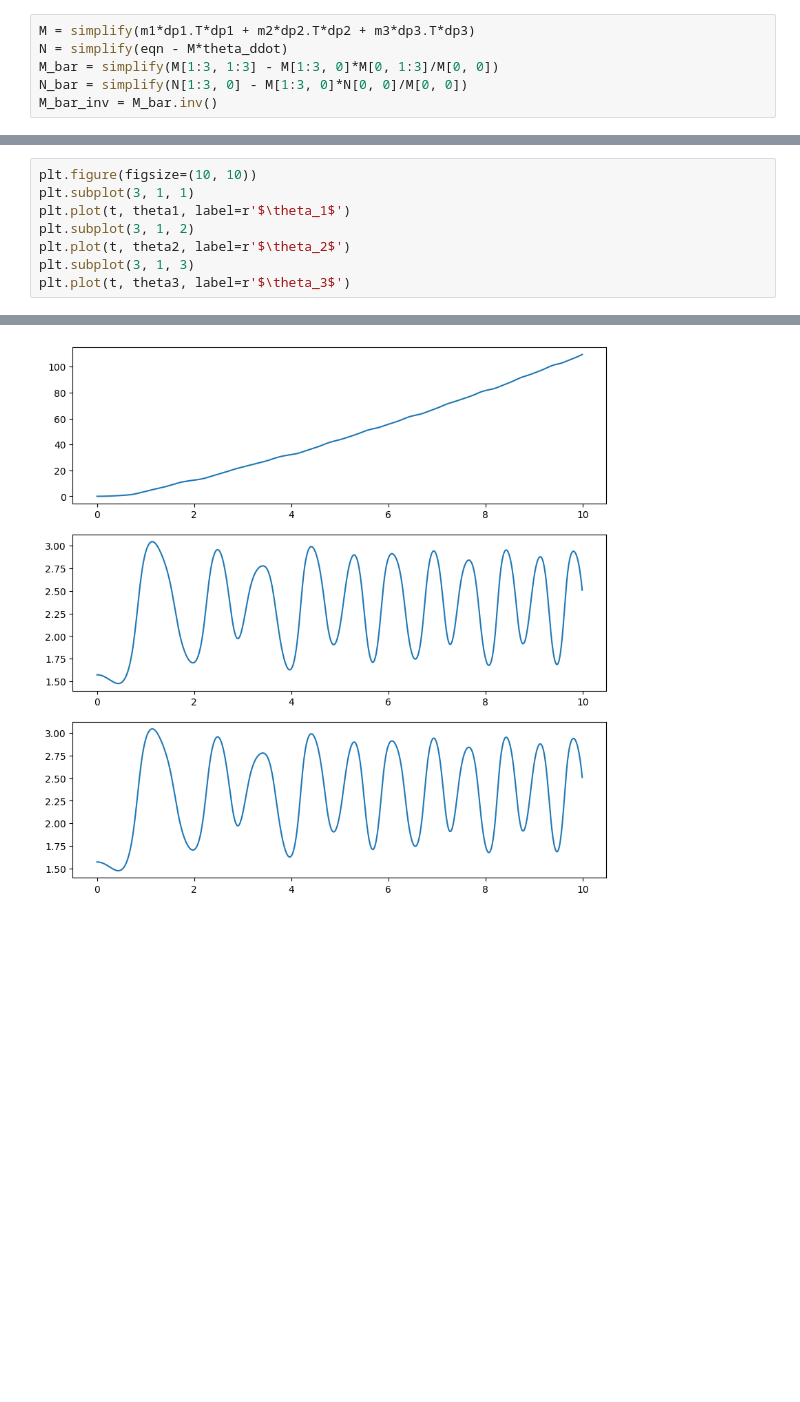
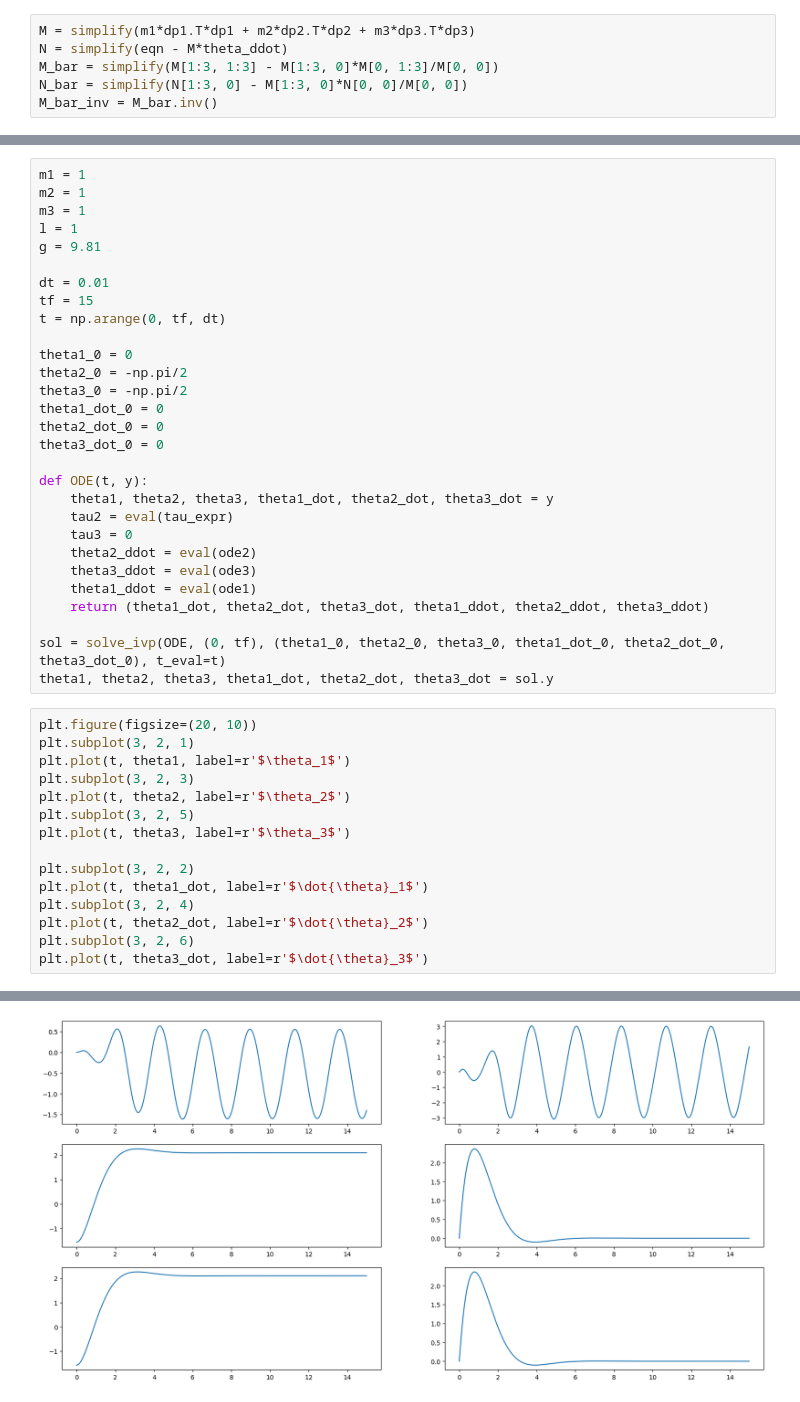
Before and after one commit to jglane/Network-Control, a Jupyter notebook: pendulizable.ipynb, the cells around one changed output, grey strips where cells are left out. Saved outputs shown, nothing was run; the diff lists cells and outputs as text; blank space fills up the shorter version.

```diff
--- a/pendulizable.ipynb
+++ b/pendulizable.ipynb
@@ -112,13 +67,49 @@ theta1, theta2, theta3, theta1_dot, theta2_dot, theta3_dot = sol.y
+# %%
+m1 = 1
+m2 = 1
+m3 = 1
+l = 1
+g = 9.81
+
+dt = 0.01
+tf = 15
+t = np.arange(0, tf, dt)
+
+theta1_0 = 0
+theta2_0 = -np.pi/2
+theta3_0 = -np.pi/2
+theta1_dot_0 = 0
+theta2_dot_0 = 0
+theta3_dot_0 = 0
+
+def ODE(t, y):
+    theta1, theta2, theta3, theta1_dot, theta2_dot, theta3_dot = y
+    tau2 = eval(tau_expr)
+    tau3 = 0
+    theta2_ddot = eval(ode2)
+    theta3_ddot = eval(ode3)
+    theta1_ddot = eval(ode1)
+    return (theta1_dot, theta2_dot, theta3_dot, theta1_ddot, theta2_ddot, theta3_ddot)
+
+sol = solve_ivp(ODE, (0, tf), (theta1_0, theta2_0, theta3_0, theta1_dot_0, theta2_dot_0, theta3_dot_0), t_eval=t)
+theta1, theta2, theta3, theta1_dot, theta2_dot, theta3_dot = sol.y
 # %%
-plt.figure(figsize=(10, 10))
-plt.subplot(3, 1, 1)
+plt.figure(figsize=(20, 10))
+plt.subplot(3, 2, 1)
 plt.plot(t, theta1, label=r'$\theta_1$')
-plt.subplot(3, 1, 2)
+plt.subplot(3, 2, 3)
 plt.plot(t, theta2, label=r'$\theta_2$')
-plt.subplot(3, 1, 3)
+plt.subplot(3, 2, 5)
 plt.plot(t, theta3, label=r'$\theta_3$')
+
+plt.subplot(3, 2, 2)
+plt.plot(t, theta1_dot, label=r'$\dot{\theta}_1$')
+plt.subplot(3, 2, 4)
+plt.plot(t, theta2_dot, label=r'$\dot{\theta}_2$')
+plt.subplot(3, 2, 6)
+plt.plot(t, theta3_dot, label=r'$\dot{\theta}_3$')
 # %% [output]
 [<matplotlib.lines.Line2D at 0x...>]
-[figure, old version]
+[figure, new version]
 # %%
 fig = plt.figure(figsize=(10, 10))
```
Also changed, not shown: parts of 6 cells of this notebook, 1 other file.
